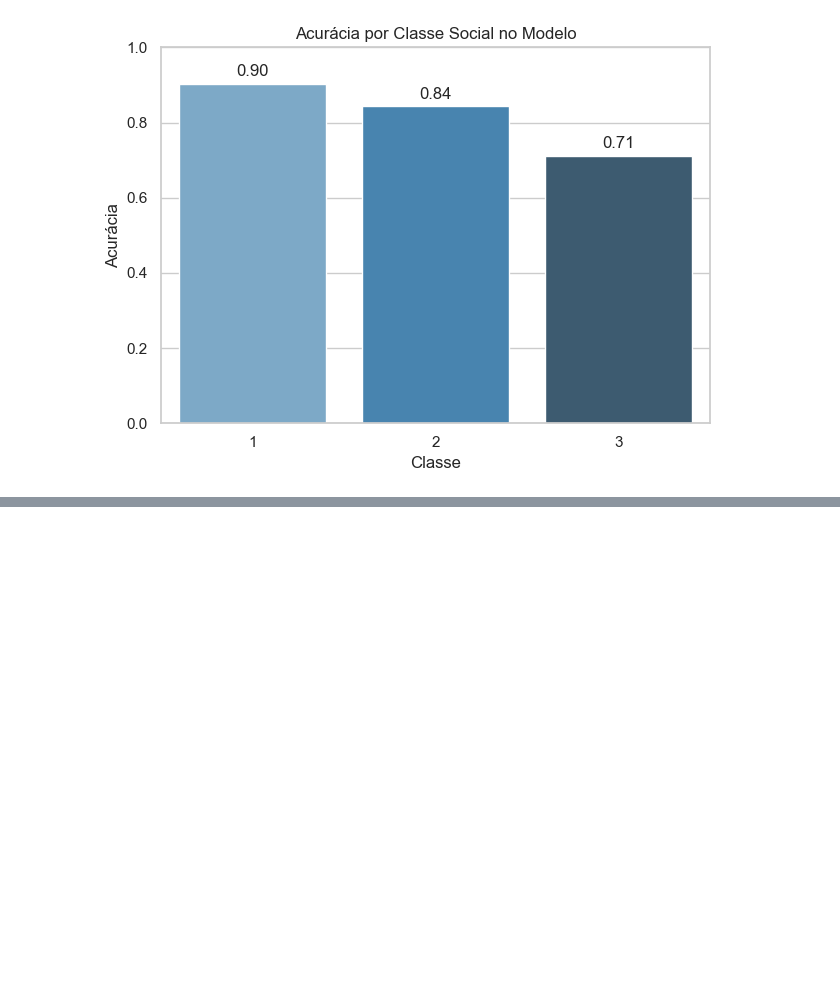
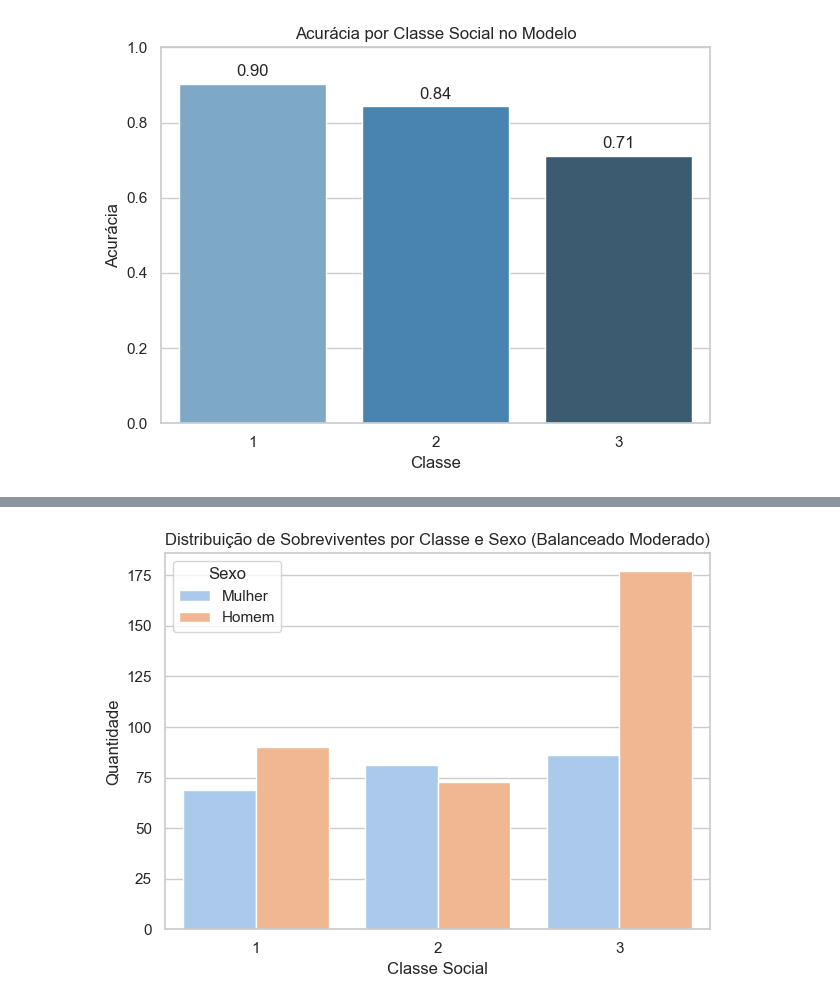
Before and after one commit to JMarquesCS/TitanicMLP, a Jupyter notebook: mlp_titanic.ipynb, the cells around one changed output, grey strips where cells are left out. Cells and saved outputs as stored; diff of their text form; code cells hidden in the pictures; blank space fills up the shorter version.

```diff
--- a/mlp_titanic.ipynb
+++ b/mlp_titanic.ipynb
@@ -302,0 +378,14 @@ Passing `palette` without assigning `hue` is deprecated and will be removed in v
+# %%
+# Mapeia sexo novamente para string (para fins de visualização)
+df_mod['Sexo_str'] = df_mod['Sex'].map({0: 'Homem', 1: 'Mulher'})
+
+# Gráfico por classe e sexo
+sns.countplot(x='Pclass', hue='Sexo_str', data=df_mod, palette='pastel')
+plt.title("Distribuição de Sobreviventes por Classe e Sexo (Balanceado Moderado)")
+plt.xlabel("Classe Social")
+plt.ylabel("Quantidade")
+plt.legend(title='Sexo')
+plt.tight_layout()
+plt.show()
+# %% [output]
+[figure, added]
```
Also changed, not shown: parts of 3 cells of this notebook.
